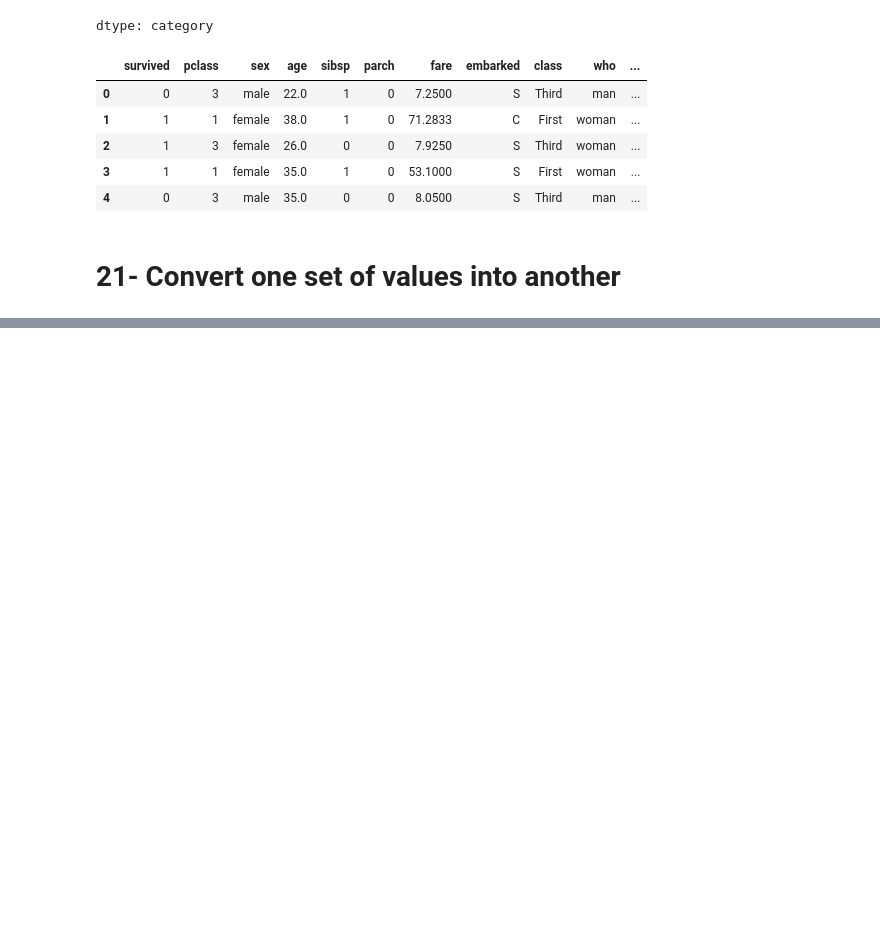
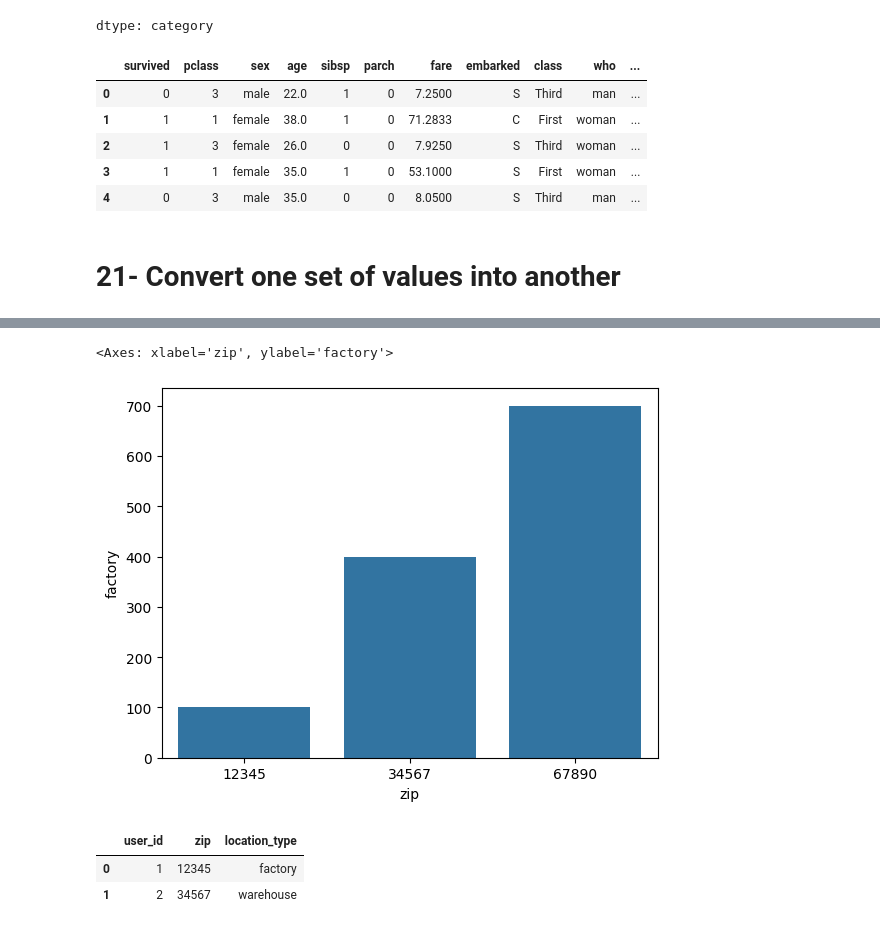
Before and after one commit to Syeda-Eman/40-days-of-Python, a Jupyter notebook: Day_7.ipynb, the cells around one changed output, grey strips where cells are left out. Cells and saved outputs as stored; diff of their text form; code cells hidden in the pictures; blank space fills up the shorter version.

```diff
--- a/Day_7.ipynb
+++ b/Day_7.ipynb
@@ -1041,0 +1136,5 @@ df.head()
+# %%
+distance = pd.DataFrame([['12345',100,200,300],['34567', 400,500,600], ['67890', 700,800,9000]],
+                        columns=['zip','factory','warehouse','retail'])
+
+distance.head()
@@ -1041,0 +1175,11 @@ df.head()
+# %%
+sns.barplot(x='zip',y='factory', data=distance)
+# %% [output]
+<Axes: xlabel='zip', ylabel='factory'>
+[figure, added]
+# %%
+distance2
+# %% [output]
+|  | user_id | zip | location_type |
+| 0 | 1 | 12345 | factory |
+| 1 | 2 | 34567 | warehouse |
```
Also changed, not shown: parts of 15 cells of this notebook.
